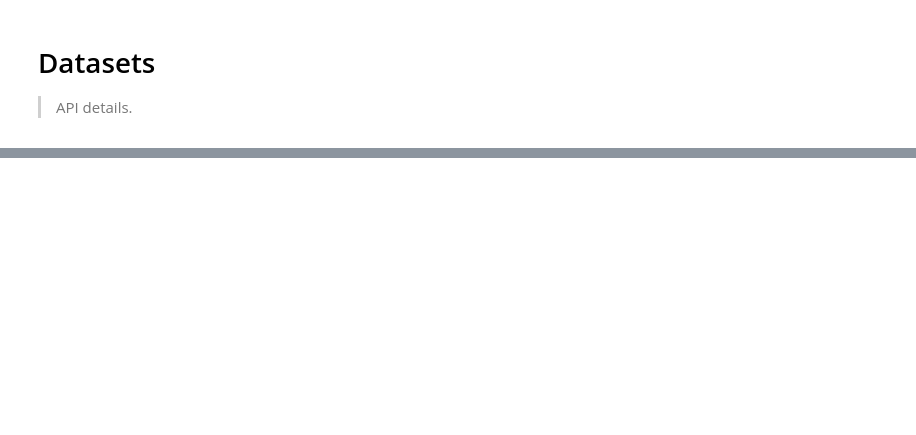
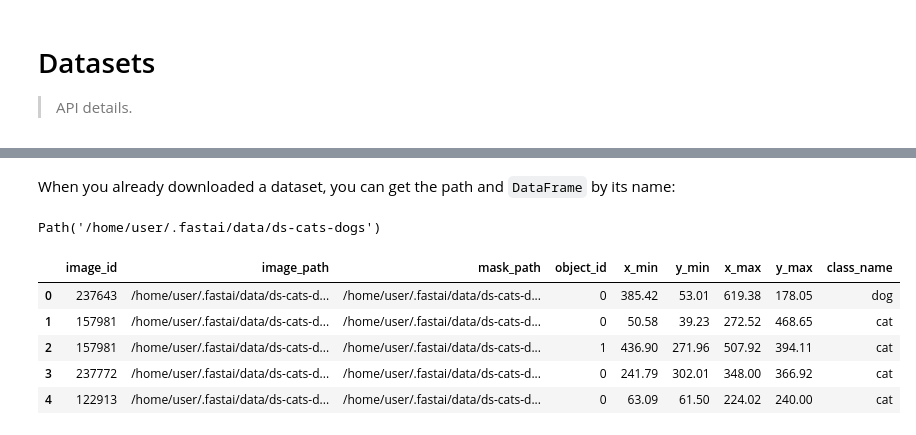
Before and after one commit to rbrtwlz/fastai_object_detection, a Jupyter notebook: notebooks/01_datasets.ipynb, the cells around one changed output, grey strips where cells are left out. Drawn from its saved outputs; the diff is of its cells as text; code cells hidden in the pictures; blank space fills up the shorter version.

```diff
--- a/notebooks/01_datasets.ipynb
+++ b/notebooks/01_datasets.ipynb
@@ -251,3 +291,19 @@ Creates a new coco dataset with categories defined in cat_list
+# %% [markdown]
+When you already downloaded a dataset, you can get the path and `DataFrame` by its name:
+# %%
+path,df = CocoData.get_path_df("ds-cats-dogs")
+path
+# %% [output]
+Path('/home/user/.fastai/data/ds-cats-dogs')
+# %%
+df.head(5)
+# %% [output]
+|  | image_id | image_path | mask_path | object_id | x_min | y_min | x_max | y_max | class_name |
+| 0 | 237643 | /home/user/.fastai/data/ds-cats-d... | /home/user/.fastai/data/ds-cats-d... | 0 | 385.42 | 53.01 | 619.38 | 178.05 | dog |
+| 1 | 157981 | /home/user/.fastai/data/ds-cats-d... | /home/user/.fastai/data/ds-cats-d... | 0 | 50.58 | 39.23 | 272.52 | 468.65 | cat |
+| 2 | 157981 | /home/user/.fastai/data/ds-cats-d... | /home/user/.fastai/data/ds-cats-d... | 1 | 436.90 | 271.96 | 507.92 | 394.11 | cat |
+| 3 | 237772 | /home/user/.fastai/data/ds-cats-d... | /home/user/.fastai/data/ds-cats-d... | 0 | 241.79 | 302.01 | 348.00 | 366.92 | cat |
+| 4 | 122913 | /home/user/.fastai/data/ds-cats-d... | /home/user/.fastai/data/ds-cats-d... | 0 | 63.09 | 61.50 | 224.02 | 240.00 | cat |
 # %%
 show_doc(CocoData.ls)
 # %% [output]
```
Also changed, not shown: parts of 16 cells of this notebook, 2 other files.
